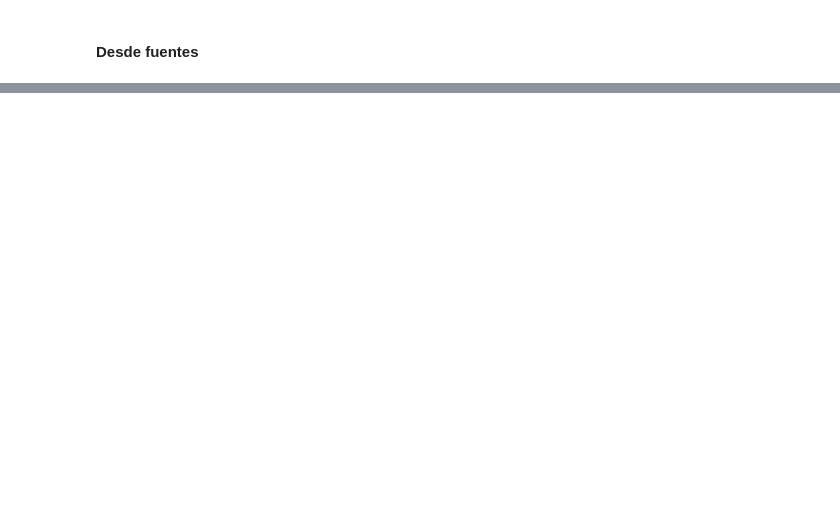
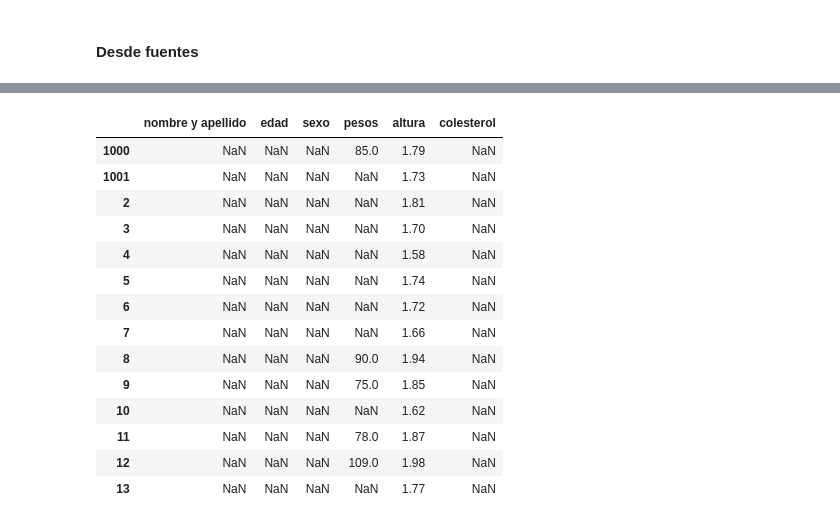
Before and after one commit to mjatoledo/MyDataScienceBasics, a Jupyter notebook: pandas/pandas1.ipynb, the cells around one changed output, grey strips where cells are left out. Cells and saved outputs as stored; diff of their text form; code cells hidden in the pictures; blank space fills up the shorter version.

```diff
--- a/pandas/pandas1.ipynb
+++ b/pandas/pandas1.ipynb
@@ -335,0 +371,20 @@ pd.read_csv('')
+# %%
+mask= dfcol.loc[:,['pesos','altura']] > [70, 1.5]
+mask
+dfcol[mask]
+# %% [output]
+|  | nombre y apellido | edad | sexo | pesos | altura | colesterol |
+| 1000 | NaN | NaN | NaN | 85.0 | 1.79 | NaN |
+| 1001 | NaN | NaN | NaN | NaN | 1.73 | NaN |
+| 2 | NaN | NaN | NaN | NaN | 1.81 | NaN |
+| 3 | NaN | NaN | NaN | NaN | 1.70 | NaN |
+| 4 | NaN | NaN | NaN | NaN | 1.58 | NaN |
+| 5 | NaN | NaN | NaN | NaN | 1.74 | NaN |
+| 6 | NaN | NaN | NaN | NaN | 1.72 | NaN |
+| 7 | NaN | NaN | NaN | NaN | 1.66 | NaN |
+| 8 | NaN | NaN | NaN | 90.0 | 1.94 | NaN |
+| 9 | NaN | NaN | NaN | 75.0 | 1.85 | NaN |
+| 10 | NaN | NaN | NaN | NaN | 1.62 | NaN |
+| 11 | NaN | NaN | NaN | 78.0 | 1.87 | NaN |
+| 12 | NaN | NaN | NaN | 109.0 | 1.98 | NaN |
+| 13 | NaN | NaN | NaN | NaN | 1.77 | NaN |
```
Also changed, not shown: parts of 57 cells of this notebook, 2 other files.
